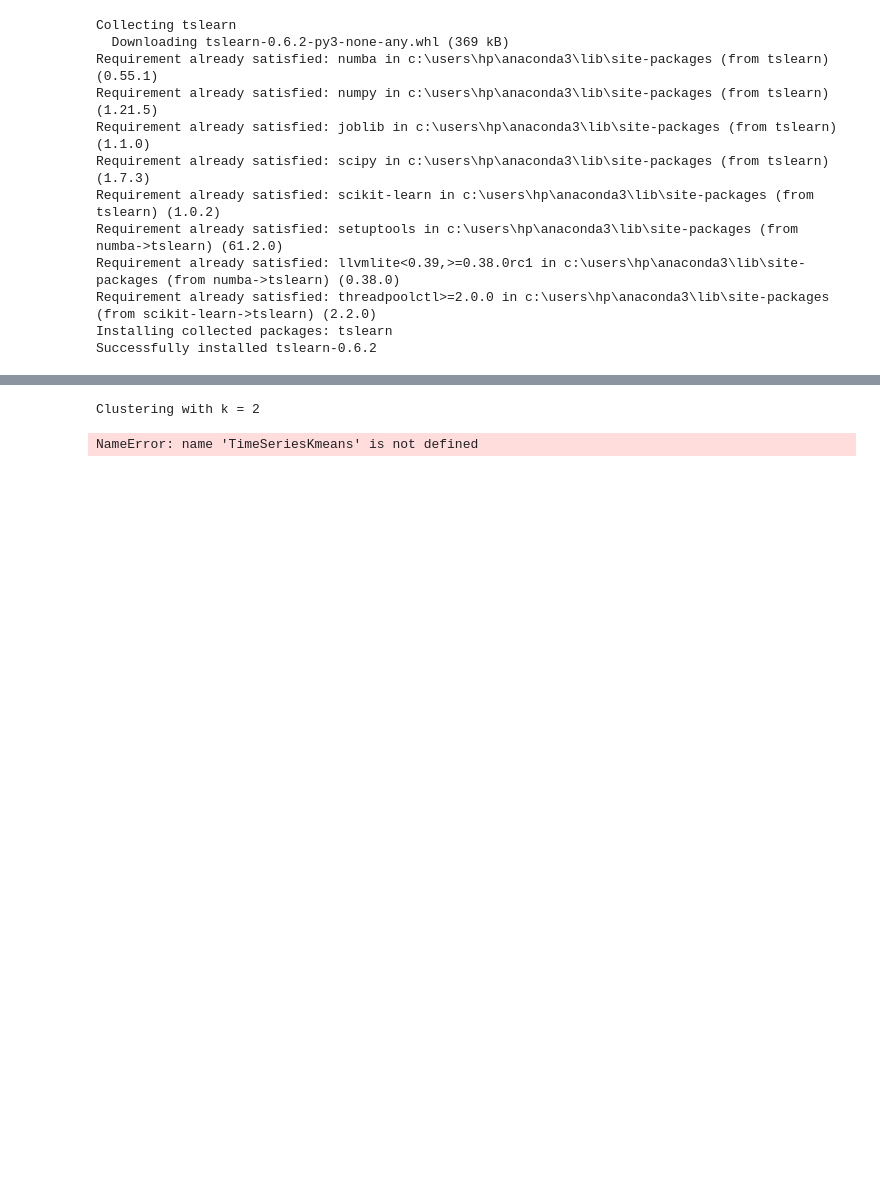
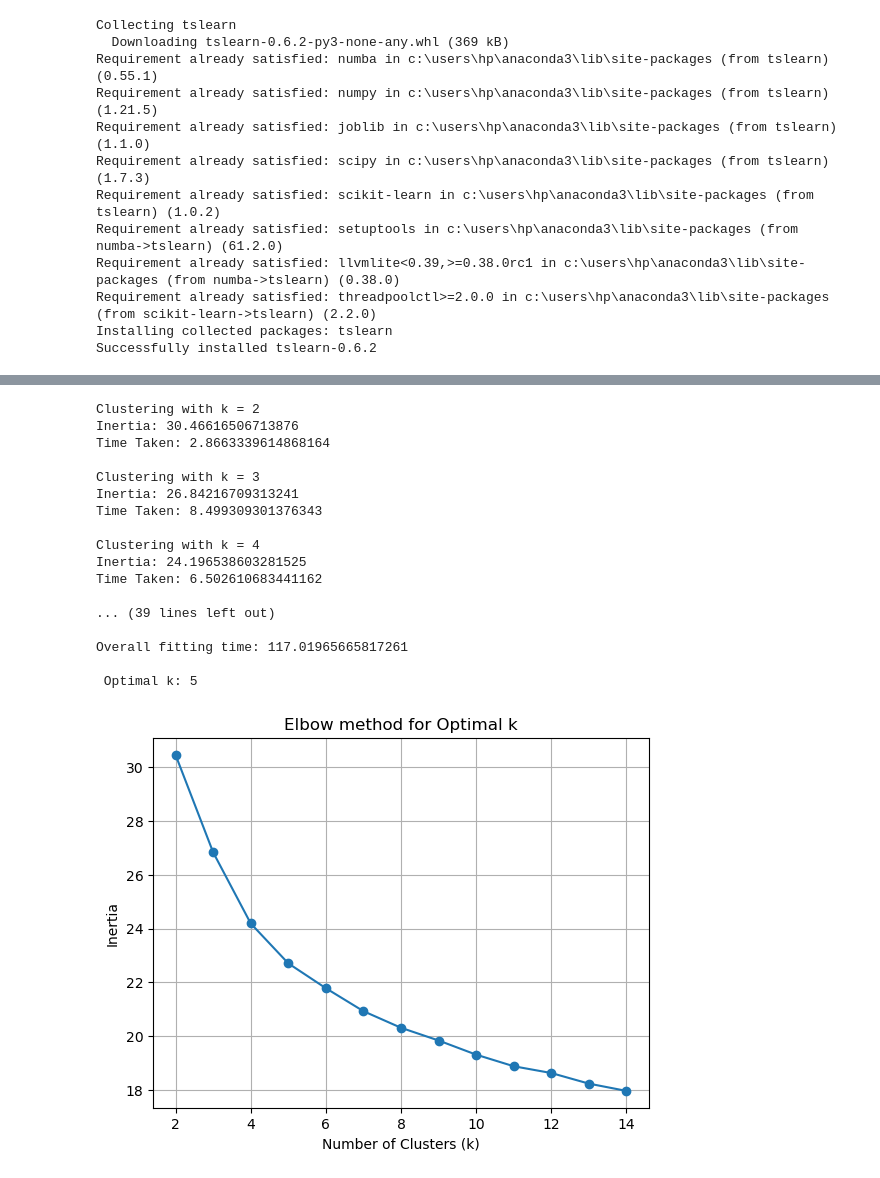
Before and after one commit to AnefuIII/time_series_pattern_scanner, a Jupyter notebook: Time_series_pattern_scanner.ipynb, the cells around one changed output, grey strips where cells are left out. Drawn from its saved outputs; the diff is of its cells as text; code cells hidden in the pictures; blank space fills up the shorter version.

Commit message:
Time Series Pattern Scanner

```diff
--- a/Time_series_pattern_scanner.ipynb
+++ b/Time_series_pattern_scanner.ipynb
@@ -233,35 +244,51 @@ for k in k_range:
 
     print('Clustering with k =', k)
 
-    kmeans = TimeSeriesKmeans(
+    kmeans = TimeSeriesKMeans(
     n_clusters = k,
     metric = 'euclidean',
     random_state = 42,
     n_jobs = -1)
 
-    kmeans.fit(x_trained_scaled)
+    kmeans.fit(x_train_scaled)
 
-    clusterings.append(kmeans)
+    clustering.append(kmeans)
     distance.append(kmeans.inertia_)
 
     print('Inertia:', kmeans.inertia_)
     print('Time Taken:', time.time() - cluster_t0)
     print('')
 
 
 print('Overall fitting time:', time.time() - t0)
 
 elbow_locator = KneeLocator(k_range, distance, curve = 'convex', direction = 'decreasing')
 optimal_k = elbow_locator.elbow
 
 print(f'\n Optimal k: {optimal_k}')
 
 plt.plot(k_range, distance, marker = 'o')
 plt.title('Elbow method for Optimal k')
 plt.xlabel('Number of Clusters (k)')
 plt.ylabel('Inertia')
 plt.grid(True)
 plt.show()
 # %% [output]
 Clustering with k = 2
+Inertia: 30.46616506713876
+Time Taken: 2.8663339614868164
+
+Clustering with k = 3
+Inertia: 26.84216709313241
+Time Taken: 8.499309301376343
+
+Clustering with k = 4
+Inertia: 24.196538603281525
+Time Taken: 6.502610683441162
+
+... (39 lines left out)
+
+Overall fitting time: 117.01965665817261
+
+ Optimal k: 5
-NameError: name 'TimeSeriesKmeans' is not defined
+[figure, added]
```
Also changed, not shown: parts of 33 cells of this notebook.
